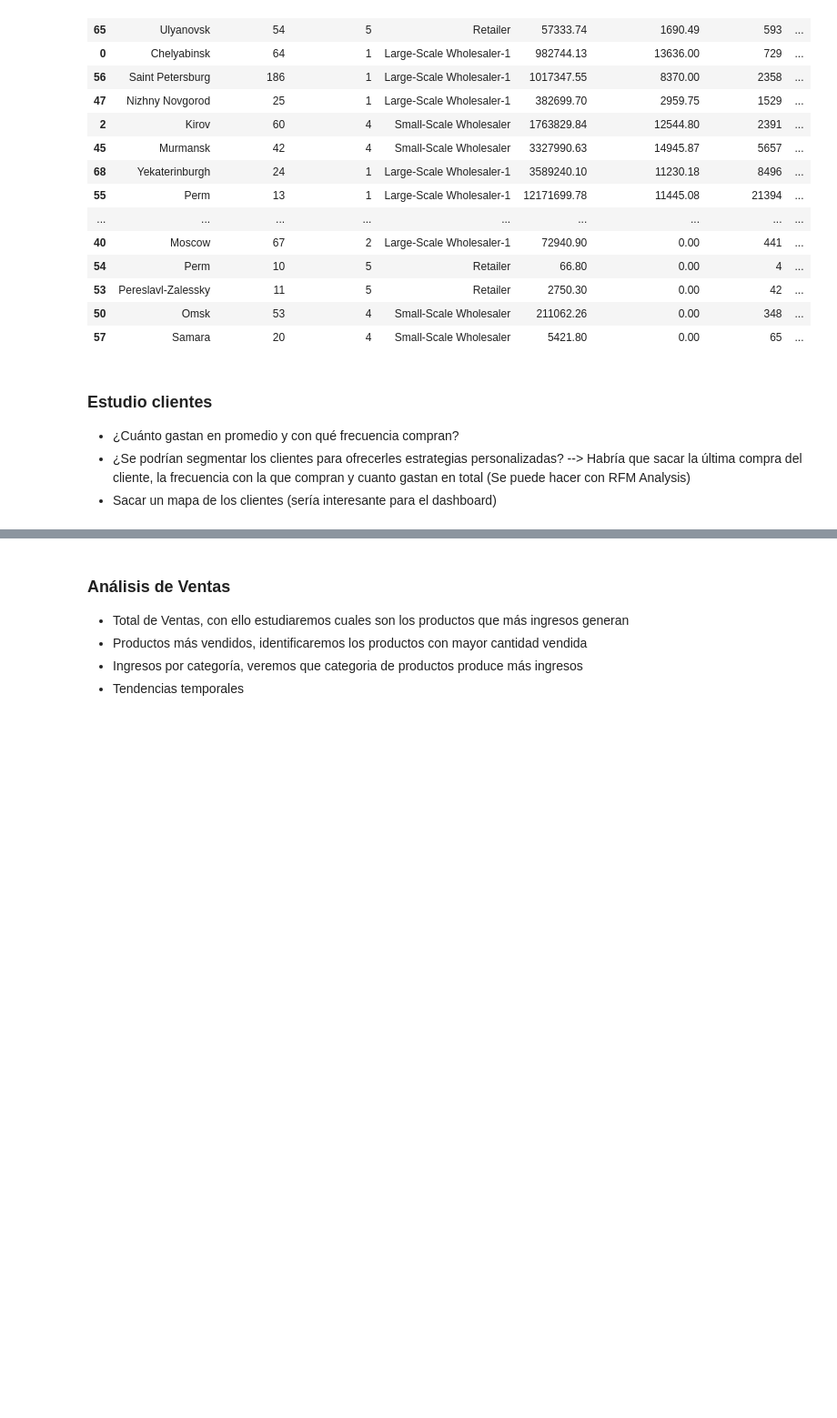
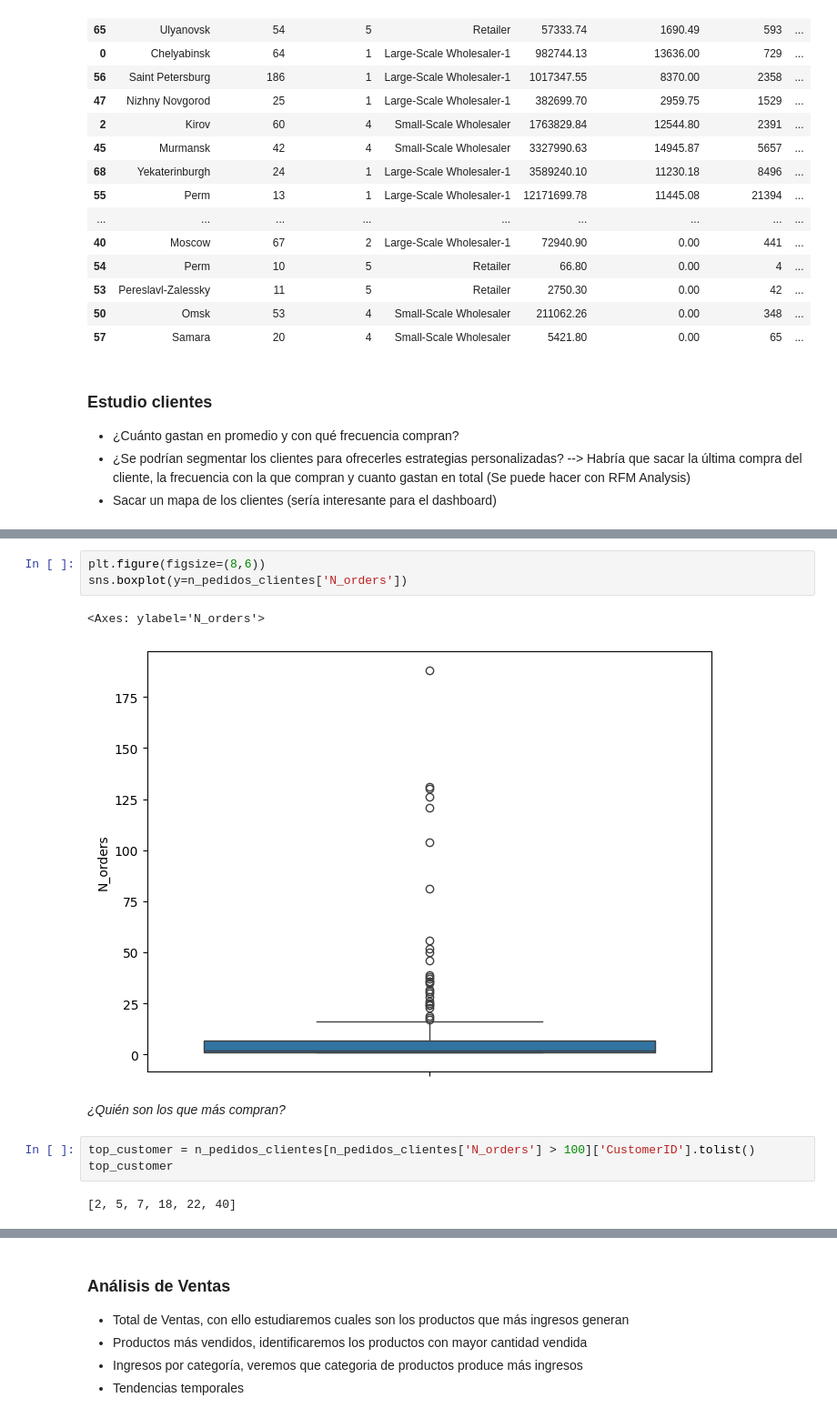
Before and after one commit to carlotagordillo2/final-proyect, a Jupyter notebook: EDA/eda.ipynb, the cells around one changed output, grey strips where cells are left out. Shown at 91% size. Saved outputs shown, nothing was run; the diff lists cells and outputs as text; blank space fills up the shorter version.

```diff
--- a/EDA/eda.ipynb
+++ b/EDA/eda.ipynb
@@ -893,0 +919,13 @@ df_cliente_sorted.head(60)
+# %%
+plt.figure(figsize=(8,6))
+sns.boxplot(y=n_pedidos_clientes['N_orders'])
+# %% [output]
+<Axes: ylabel='N_orders'>
+[figure, added]
+# %% [markdown]
+*¿Quién son los que más compran?*
+# %%
+top_customer = n_pedidos_clientes[n_pedidos_clientes['N_orders'] > 100]['CustomerID'].tolist()
+top_customer
+# %% [output]
+[2, 5, 7, 18, 22, 40]
```
Also changed, not shown: parts of 169 cells of this notebook, 2 other files.
